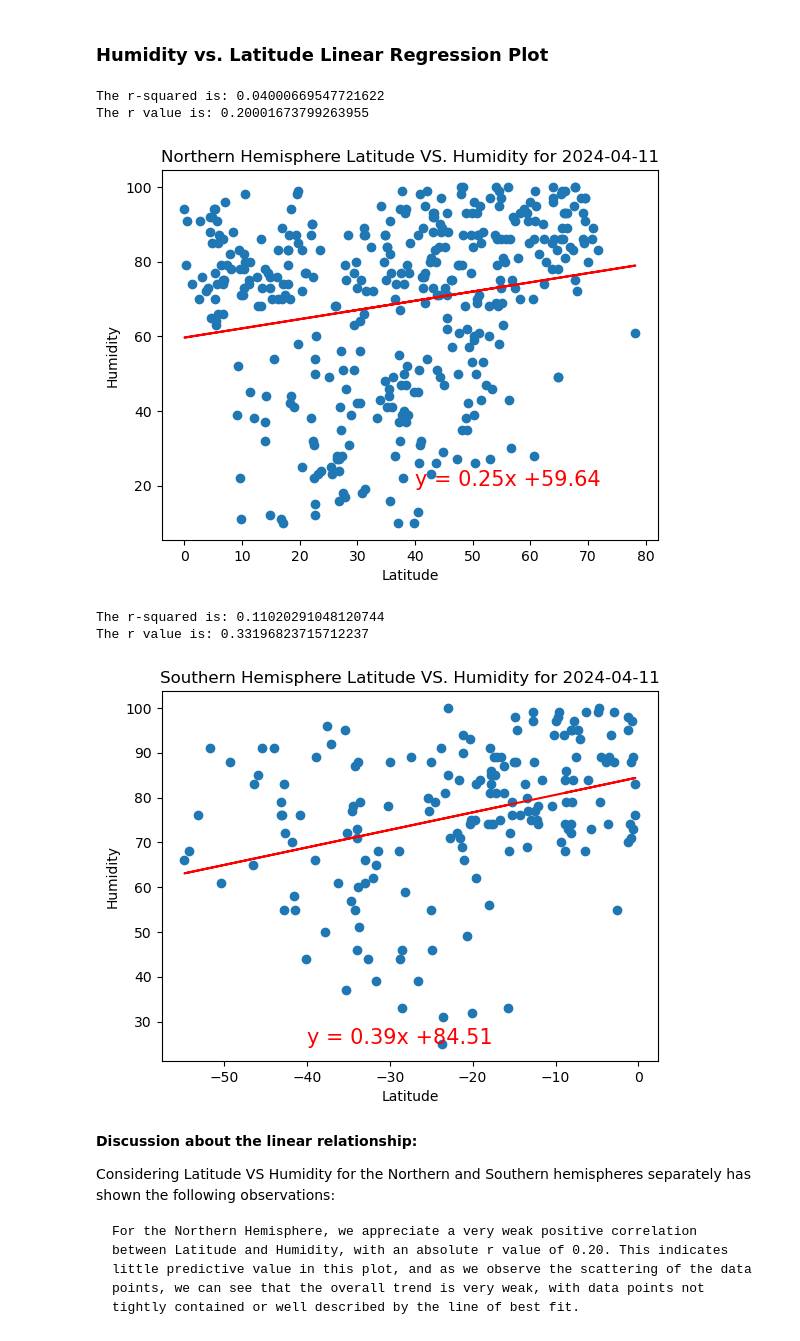
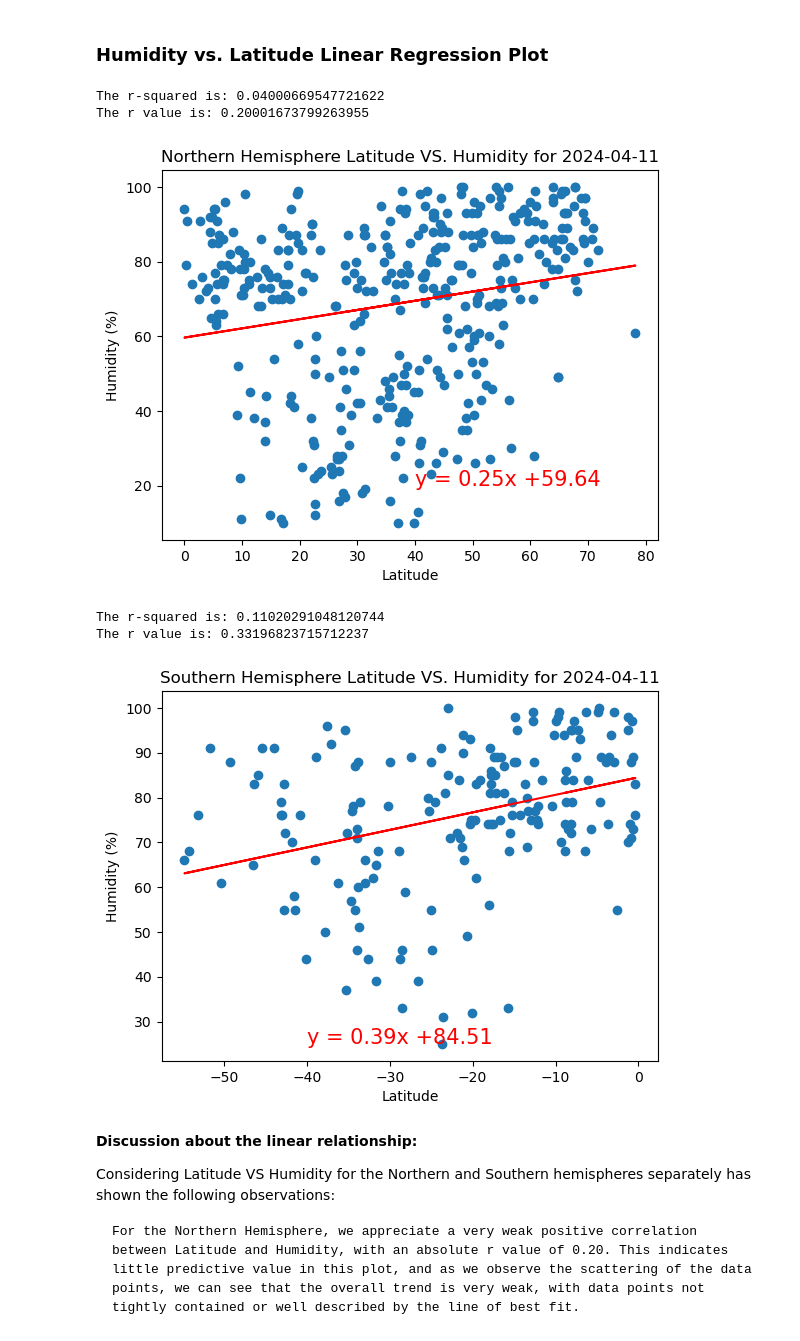
Before and after one commit to Y1U9M9A4I/python-api-challenge, a Jupyter notebook: WeatherPy/WeatherPy_Analysis.ipynb, the cells around one changed output. Drawn from its saved outputs; the diff is of its cells as text; code cells hidden in the pictures.

```diff
--- a/WeatherPy/WeatherPy_Analysis.ipynb
+++ b/WeatherPy/WeatherPy_Analysis.ipynb
@@ -423,24 +423,24 @@ Upon more detailed analysis of both Northern and Southern Hemispheres (Latitude)
 # %%
 # Northern Hemisphere
 x_values = northern_hemi_df["Lat"]
 y_values = northern_hemi_df["Humidity"]
 (slope, intercept, rvalue, pvalue, stderr) = linregress(x_values, y_values)
 regress_values = x_values * slope + intercept
 line_eq = "y = " + str(round(slope,2)) + "x +" + str(round(intercept,2))
 plt.scatter(x_values, y_values)
 plt.plot(x_values, regress_values, "r-")
 plt.annotate(line_eq,(40,20),fontsize=15,color="red")
 plt.title('Northern Hemisphere Latitude VS. Humidity for 2024-04-11')
 plt.xlabel('Latitude')
-plt.ylabel('Humidity')
+plt.ylabel('Humidity (%)')
 plt.tight_layout
 
 print(f"The r-squared is: {rvalue**2}")
 print(f"The r value is: {rvalue}")
 # %% [output]
 The r-squared is: 0.04000669547721622
 The r value is: 0.20001673799263955
-[figure, old version]
+[figure, new version]
 # %%
 # Southern Hemisphere
 x_values = southern_hemi_df["Lat"]
@@ -453,7 +453,7 @@ plt.plot(x_values, regress_values, "r-")
 plt.annotate(line_eq,(-40,25),fontsize=15,color="red")
 plt.title('Southern Hemisphere Latitude VS. Humidity for 2024-04-11')
 plt.xlabel('Latitude')
-plt.ylabel('Humidity')
+plt.ylabel('Humidity (%)')
 plt.tight_layout
 
 print(f"The r-squared is: {rvalue**2}")
@@ -461,7 +461,7 @@ print(f"The r value is: {rvalue}")
 # %% [output]
 The r-squared is: 0.11020291048120744
 The r value is: 0.33196823715712237
-[figure, old version]
+[figure, new version]
 # %% [markdown]
 **Discussion about the linear relationship:**
 
```
Also changed, not shown: parts of 8 cells of this notebook.
